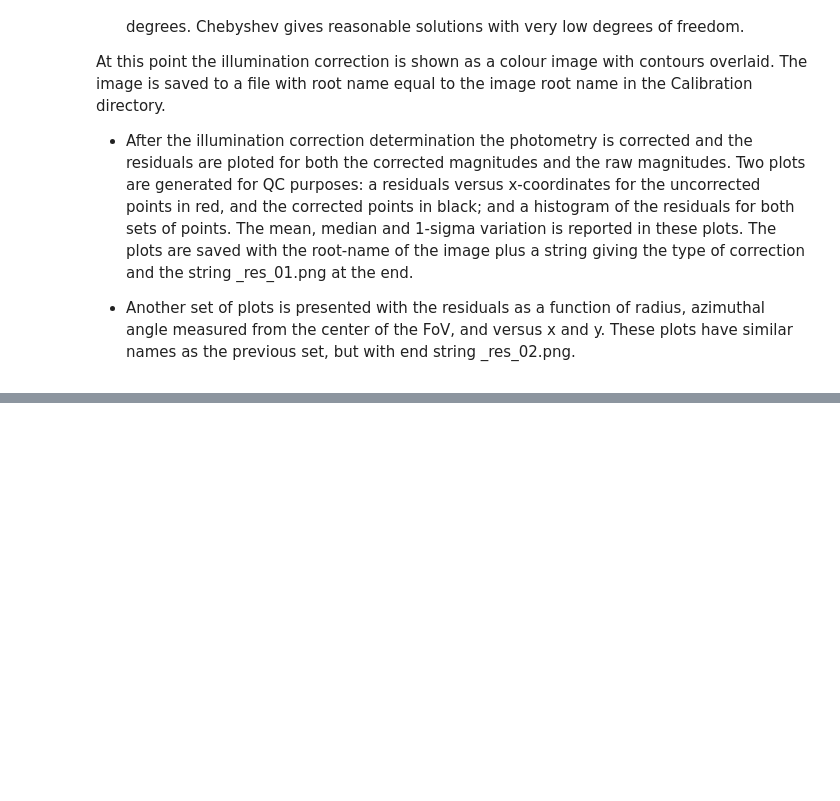
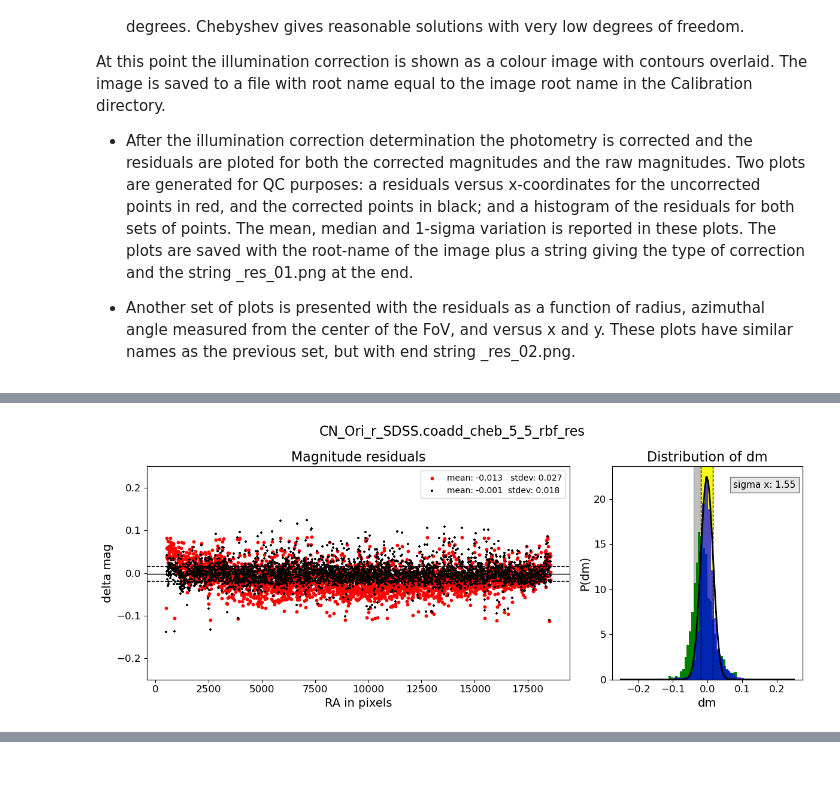
Before and after one commit to fselman/wenu-imaging, a Jupyter notebook: notebooks/08a_pycavi_illum_chebyshev.ipynb, the cells around one changed output, grey strips where cells are left out. Drawn from its saved outputs; the diff is of its cells as text; code cells hidden in the pictures; blank space fills up the shorter version.

```diff
--- a/notebooks/08a_pycavi_illum_chebyshev.ipynb
+++ b/notebooks/08a_pycavi_illum_chebyshev.ipynb
@@ -197,7 +213,7 @@ grid_x, grid_y = np.mgrid[1:dimx:n_pts,1:dimy:n_pts]
 #
 # NB. The coefficients work on coordinates scaled to (-1, 1) in both axes
 #
-deg = (7, 7)
+deg = (5, 5)
 zz_corr, coeffs, residuals, rank, s = fit_chebyshev(x_subset, y_subset, z_subset, z_subset_err, dimx, dimy, deg)
 inter_type = 'rbf'    # inter_type: 'cubic' or 'rbf' -- note that cubic uses 'linear' near the edges.
 
@@ -207,7 +223,7 @@ fit_plot = image_path+"_cheb_"+f"{deg[0]}_{deg[1]}_"+inter_type+"_fit_01.png"
 coeff_file = image_path+"_cheb_"+f"{deg[0]}_{deg[1]}_"+inter_type+"_fit_01.chebyshev"
 res_plot_str = image_path+"_cheb_"+f"{deg[0]}_{deg[1]}_"+inter_type+"_res"
 
-############## USE POLYNOMIAL FROM FILE ###########
+############## USE POLYNOMIAL DIRECTLY ###########
 # we get explicit expressions for the polynomials
 # We do this to ensure that the expressions we provide, perhaps in headers,
 # have been validated by this notebook.
@@ -286,9 +328,5 @@ min_corr = -0.20
 max_corr = 0.25
 #z_corr = np.clip(z_corr, min_corr, max_corr)
 
-save_res_plot_01 = res_plot_str+"_"+err_type+"_01.png"
-plot_corrected_residuals(x_subset, z_subset,
-                         x_check, z_corr,
-                         res_plot_str, determine_errors, err_type,
-                         ylim=(-0.25, 0.25),
-                         save_plot=save_res_plot_01)
+plot_corrected_residuals(x_subset, z_subset, z_corr, x_check, res_plot_str, determine_errors, err_type, ylim=(-0.25, 0.25))
+# %% [output]
@@ -295,3 +337,4 @@ plot_corrected_residuals(x_subset, z_subset,
+[figure, added]
 # %%
 ############################ EXTENSIVE SPATIAL PLOTS OF RESIDUALS ###########################
 #
```
Also changed, not shown: parts of 9 cells of this notebook, 14 other files.
